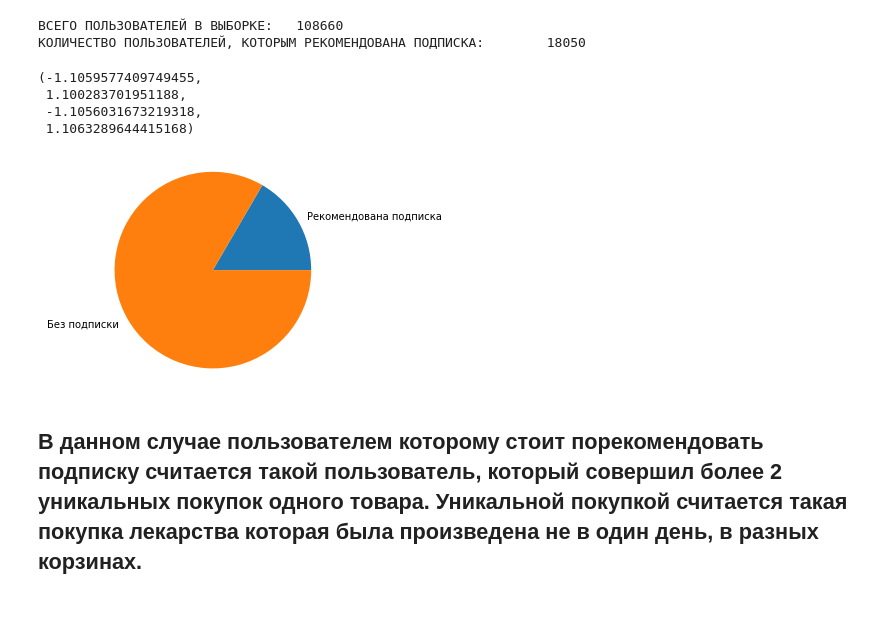
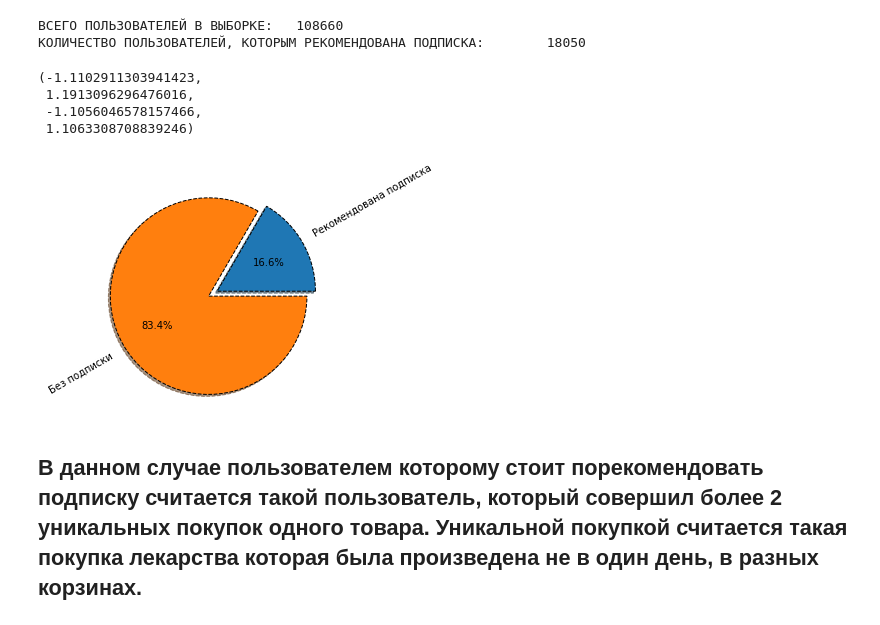
Before and after one commit to StalkerVrk/EAPTEKA_HACK, a Jupyter notebook: analysdata.ipynb, the cells around one changed output. Drawn from its saved outputs; the diff is of its cells as text; code cells hidden in the pictures.

```diff
--- a/analysdata.ipynb
+++ b/analysdata.ipynb
@@ -173,16 +173,17 @@ print("КОЛИЧЕСТВО ПОЛЬЗОВАТЕЛЕЙ, КОТОРЫМ РЕКО
 # %%
 percent = count_user / len(users) * 100
 vals = [percent, 100-percent]
 labels = ['Рекомендована подписка', 'Без подписки']
+explode = (0.1, 0)
 
 fig, ax = plt.subplots()
-ax.pie(vals, labels=labels)
+ax.pie(vals, labels=labels, autopct='%1.1f%%', shadow=True, explode=explode, wedgeprops={'lw':1, 'ls':'--','edgecolor':"k"}, rotatelabels=True)
 ax.axis("equal")
 # %% [output]
-(-1.1059577409749455,
- 1.100283701951188,
- -1.1056031673219318,
- 1.1063289644415168)
+(-1.1102911303941423,
+ 1.1913096296476016,
+ -1.1056046578157466,
+ 1.1063308708839246)
-[figure, old version]
+[figure, new version]
 # %% [markdown]
 ## В данном случае пользователем которому стоит порекомендовать подписку считается такой пользователь, который совершил более 2 уникальных покупок одного товара. Уникальной покупкой считается такая покупка лекарства которая была произведена не в один день, в разных корзинах.
```
Also changed, not shown: 1 other file.
